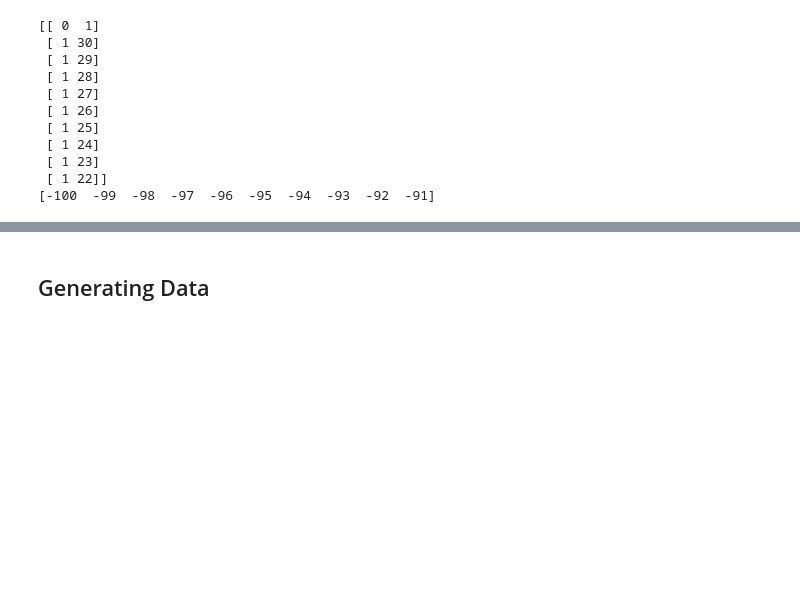
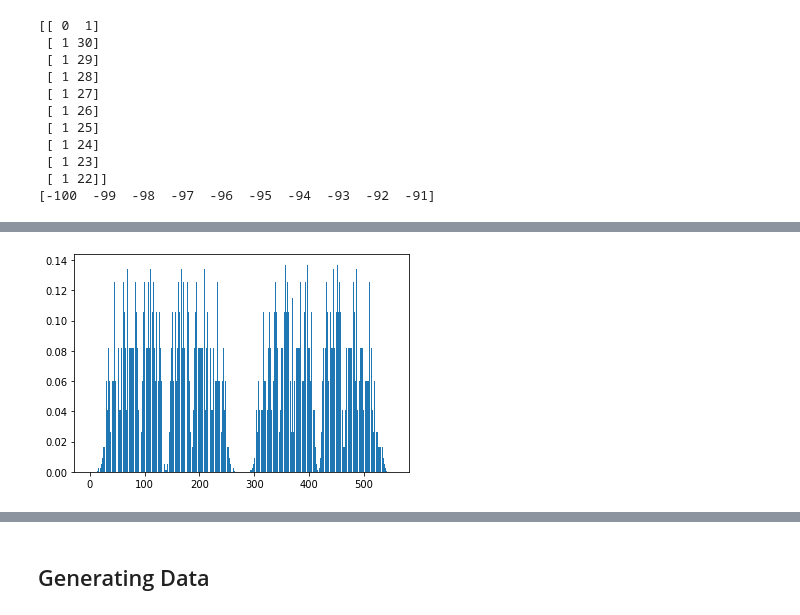
Before and after one commit to MangoTeam/mockdown, a Jupyter notebook: ScoringAndLearning.ipynb, the cells around one changed output, grey strips where cells are left out. Drawn from its saved outputs; the diff is of its cells as text; code cells hidden in the pictures; blank space fills up the shorter version.

```diff
--- a/ScoringAndLearning.ipynb
+++ b/ScoringAndLearning.ipynb
@@ -96,0 +115,5 @@ print(b_space_th.get_value()[:10])
+# %%
+foo = np.vectorize(lambda k: st.betabinom.pmf(k, n, alpha, beta))(sb_depths)
+plt.bar(np.arange(0, len(sb_depths), 1), foo);
+# %% [output]
+[figure, added]
```
Also changed, not shown: parts of 8 cells of this notebook, 3 other files.
